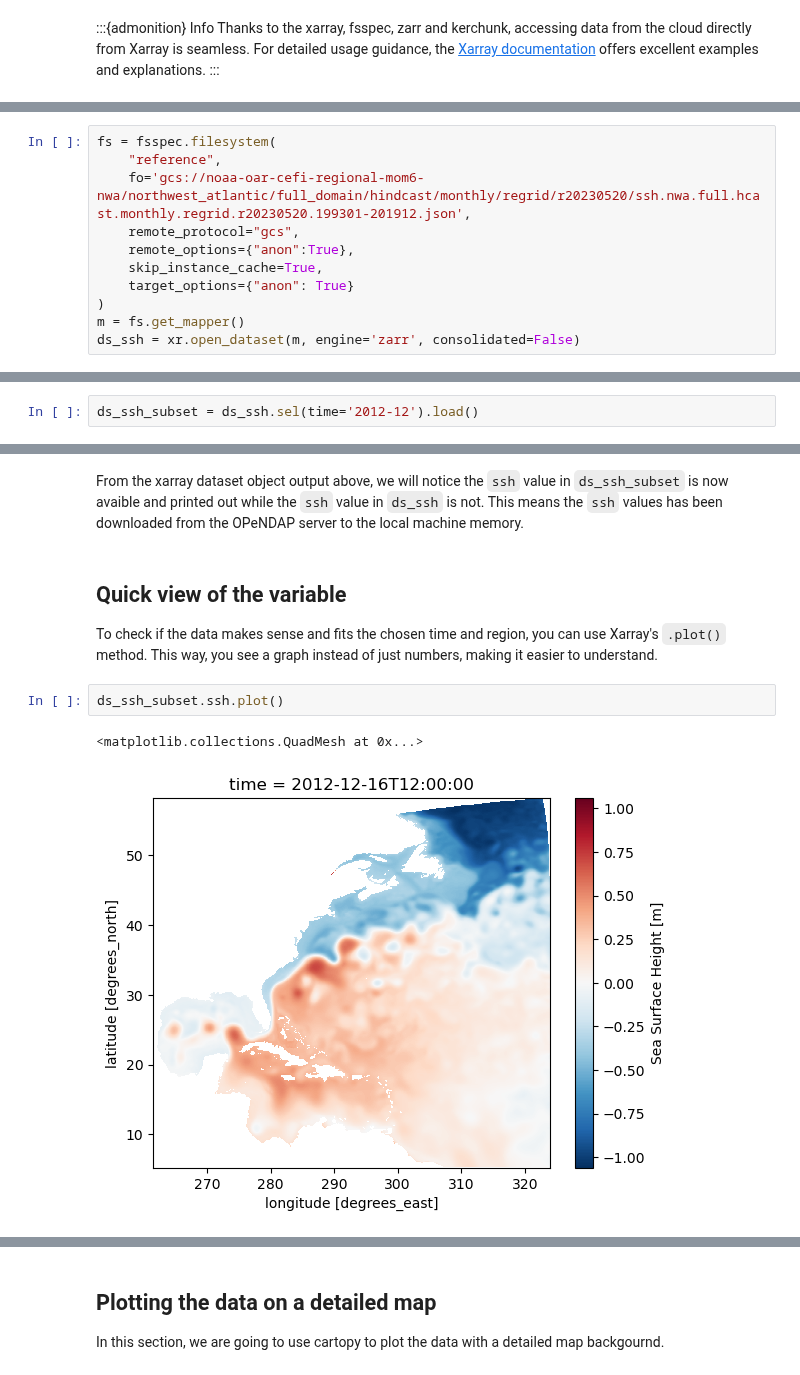
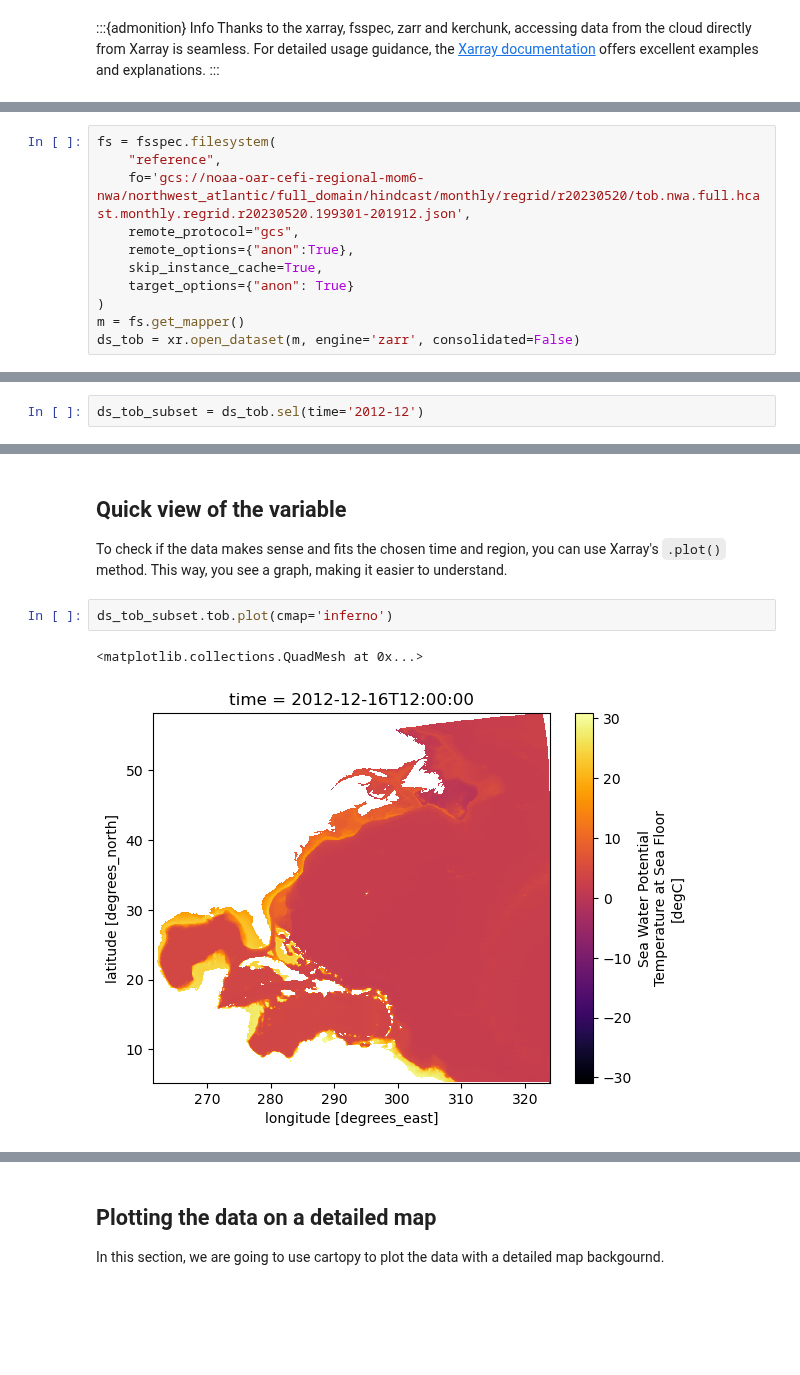
Before and after one commit to chiaweh2/cefi-cookbook, a Jupyter notebook: content/data_access/access_cloud/python_get_cefi.ipynb, the cells around one changed output, grey strips where cells are left out. Drawn from its saved outputs; the diff is of its cells as text; blank space fills up the shorter version.

```diff
--- a/content/data_access/access_cloud/python_get_cefi.ipynb
+++ b/content/data_access/access_cloud/python_get_cefi.ipynb
@@ -37,12 +37,12 @@ From the previous page explaining [OPeNDAP interface](opendapData), we know that
 # %%
 fs = fsspec.filesystem(
     "reference",
-    fo='gcs://noaa-oar-cefi-regional-mom6-nwa/northwest_atlantic/full_domain/hindcast/monthly/regrid/r20230520/ssh.nwa.full.hcast.monthly.regrid.r20230520.199301-201912.json',
+    fo='gcs://noaa-oar-cefi-regional-mom6-nwa/northwest_atlantic/full_domain/hindcast/monthly/regrid/r20230520/tob.nwa.full.hcast.monthly.regrid.r20230520.199301-201912.json',
     remote_protocol="gcs",
     remote_options={"anon":True},
     skip_instance_cache=True,
     target_options={"anon": True}
 )
 m = fs.get_mapper()
-ds_ssh = xr.open_dataset(m, engine='zarr', consolidated=False)
+ds_tob = xr.open_dataset(m, engine='zarr', consolidated=False)
 # %%
@@ -75,3 +75,3 @@ Since most OPeNDAP server will set a single time data transfer limit (PSL server
 # %%
-ds_ssh_subset = ds_ssh.sel(time='2012-12').load()
+ds_tob_subset = ds_tob.sel(time='2012-12')
 # %%
@@ -94,14 +94,12 @@ Attributes: (12/29)
     grid_tile:              N/A
     grid_type:              regular
     title:                  NWA12_COBALT_2023_04_kpo4-coastatten-physics
-# %% [markdown]
-From the xarray dataset object output above, we will notice the `ssh` value in `ds_ssh_subset` is now avaible and printed out while the `ssh` value in `ds_ssh` is not. This means the `ssh` values has been downloaded from the OPeNDAP server to the local machine memory.
 # %% [markdown]
 ## Quick view of the variable
 
-To check if the data makes sense and fits the chosen time and region, you can use Xarray's `.plot()` method. This way, you see a graph instead of just numbers, making it easier to understand.
+To check if the data makes sense and fits the chosen time and region, you can use Xarray's `.plot()` method. This way, you see a graph, making it easier to understand.
 # %%
-ds_ssh_subset.ssh.plot()
+ds_tob_subset.tob.plot(cmap='inferno')
 # %% [output]
 <matplotlib.collections.QuadMesh at 0x...>
-[figure, old version]
+[figure, new version]
```
Also changed, not shown: parts of 19 cells of this notebook, 2 other files.
